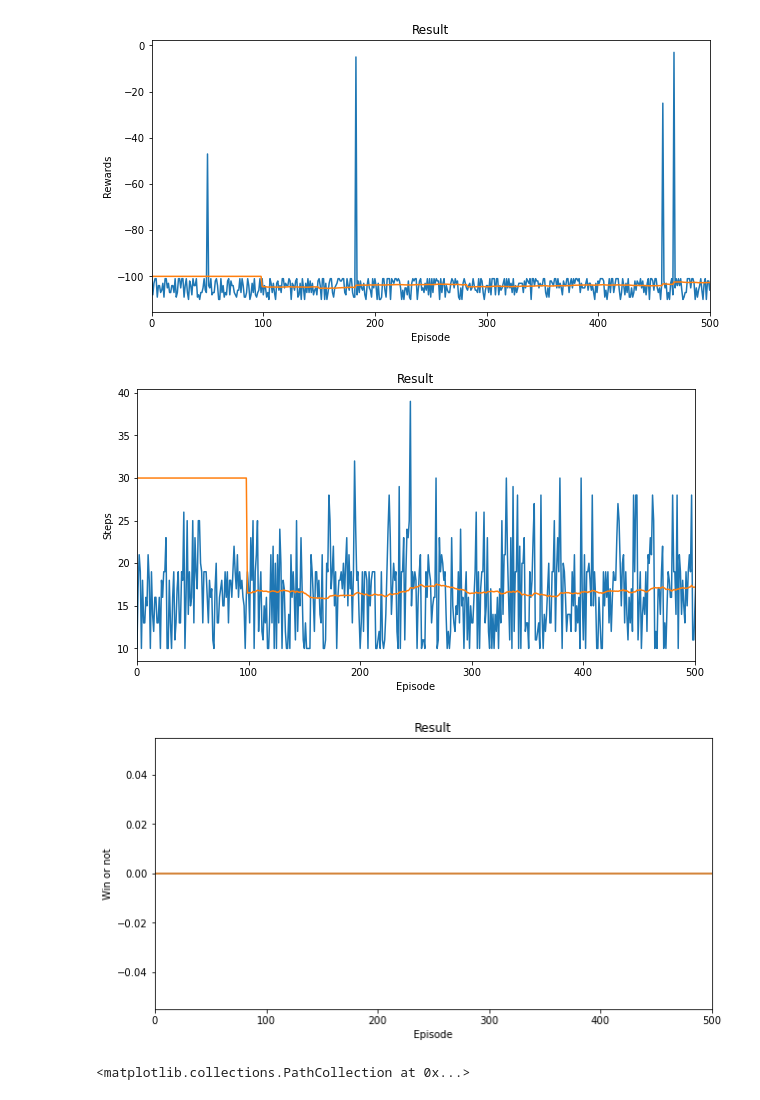
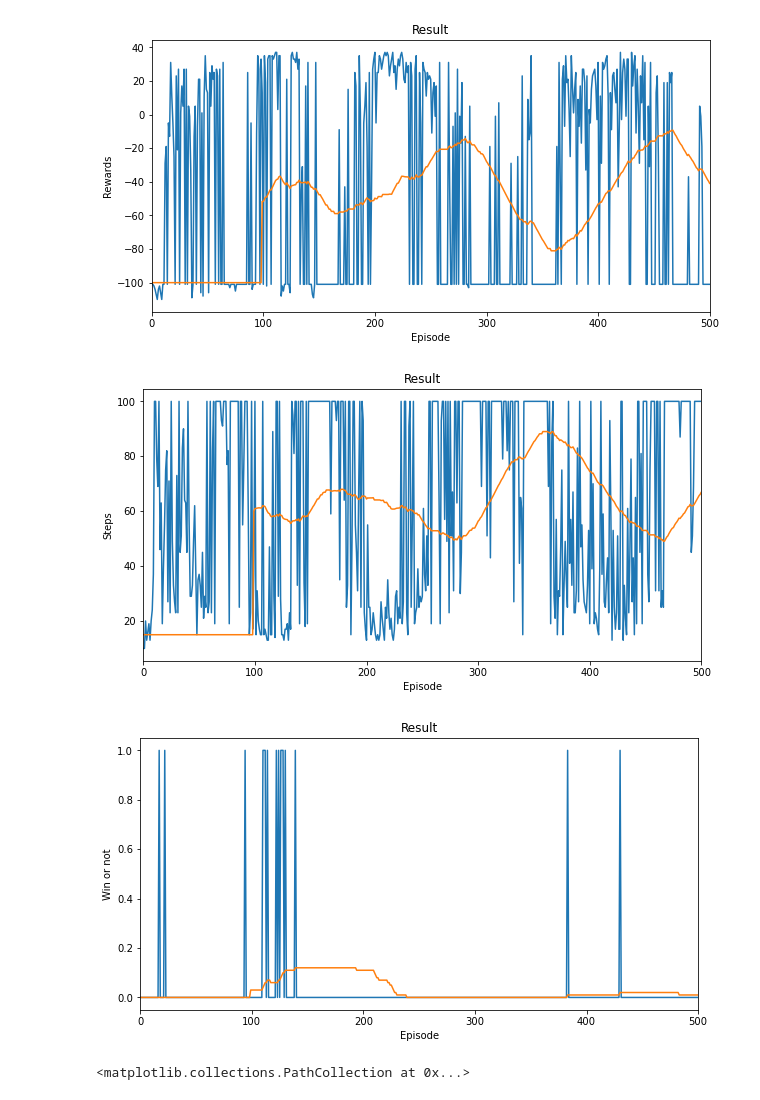
Before and after one commit to KPollux/FedRL_implementation, a Jupyter notebook: check_log_txt.ipynb, the cells around one changed output. Saved outputs shown, nothing was run; the diff lists cells and outputs as text; code cells hidden in the pictures.

```diff
--- a/check_log_txt.ipynb
+++ b/check_log_txt.ipynb
@@ -9,7 +9,7 @@ import torch
 import pickle
 import ast
 
-rootpath = r'runs/grid_fullob_largeDQN/03-22_23-44-39'
+rootpath = r'runs/grid_partob_largeDQN/03-23_17-11-17maze16_5'
 # %%
 # 读取 txt 文件并还原为字典
 with open(rootpath+'\history.txt', 'r') as f:
@@ -64,15 +64,15 @@ def plot_rewards(episode_rewards, show_result=True, start_point=0, y_label='Rewa
 # %%
 plot_rewards(episode_rewards, True, -100, 'Rewards')
 # %% [output]
-[figure, old version]
+[figure, new version]
 # %%
-plot_rewards(episode_step, True, 30, 'Steps')
+plot_rewards(episode_step, True, 15, 'Steps')
 # %% [output]
-[figure, old version]
+[figure, new version]
 # %%
 plot_rewards(win, True, 0, 'Win or not')
 # %% [output]
-[figure, old version]
+[figure, new version]
 # %%
 plt.plot
 # %%
```
Also changed, not shown: 25 other files.
